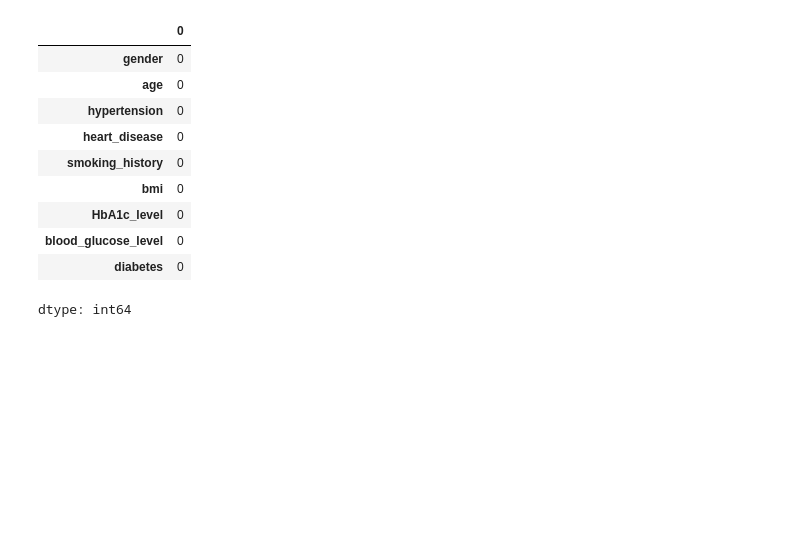
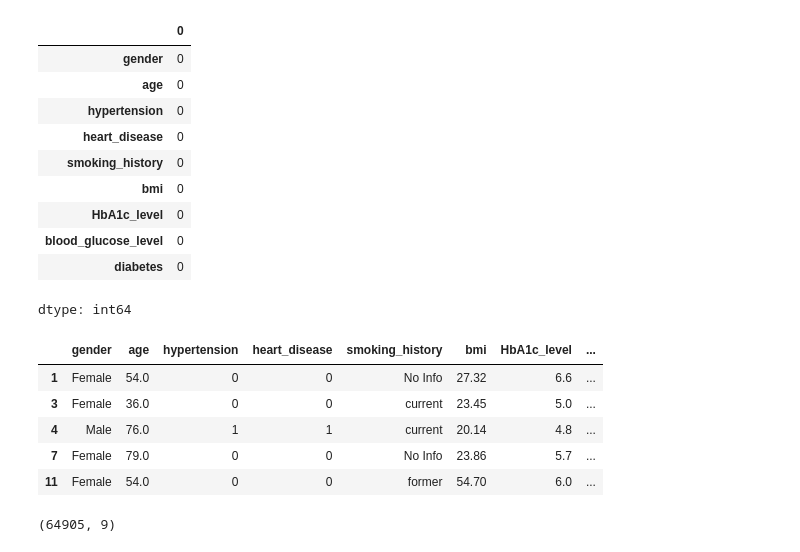
Before and after one commit to mudassirbeg/Mudassir_ML-Codes, a Jupyter notebook: ML_pract3_Extra.ipynb, the cells around one changed output. Saved outputs shown, nothing was run; the diff lists cells and outputs as text; code cells hidden in the pictures; blank space fills up the shorter version.

```diff
--- a/ML_pract3_Extra.ipynb
+++ b/ML_pract3_Extra.ipynb
@@ -81,0 +84,13 @@ dtype: int64
+# %%
+df.head()
+# %% [output]
+|  | gender | age | hypertension | heart_disease | smoking_history | bmi | HbA1c_level | ... |
+| 1 | Female | 54.0 | 0 | 0 | No Info | 27.32 | 6.6 | ... |
+| 3 | Female | 36.0 | 0 | 0 | current | 23.45 | 5.0 | ... |
+| 4 | Male | 76.0 | 1 | 1 | current | 20.14 | 4.8 | ... |
+| 7 | Female | 79.0 | 0 | 0 | No Info | 23.86 | 5.7 | ... |
+| 11 | Female | 54.0 | 0 | 0 | former | 54.70 | 6.0 | ... |
+# %%
+df.shape
+# %% [output]
+(64905, 9)
```
Also changed, not shown: parts of 13 cells of this notebook.
